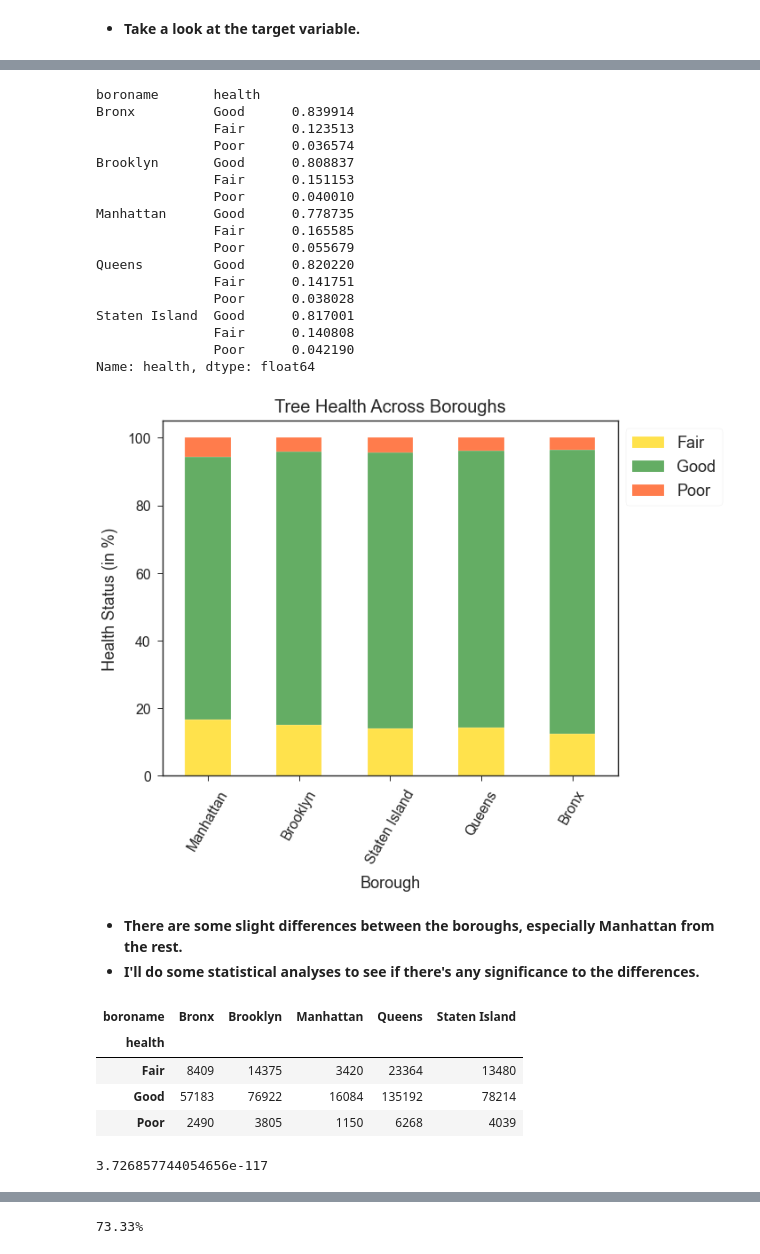
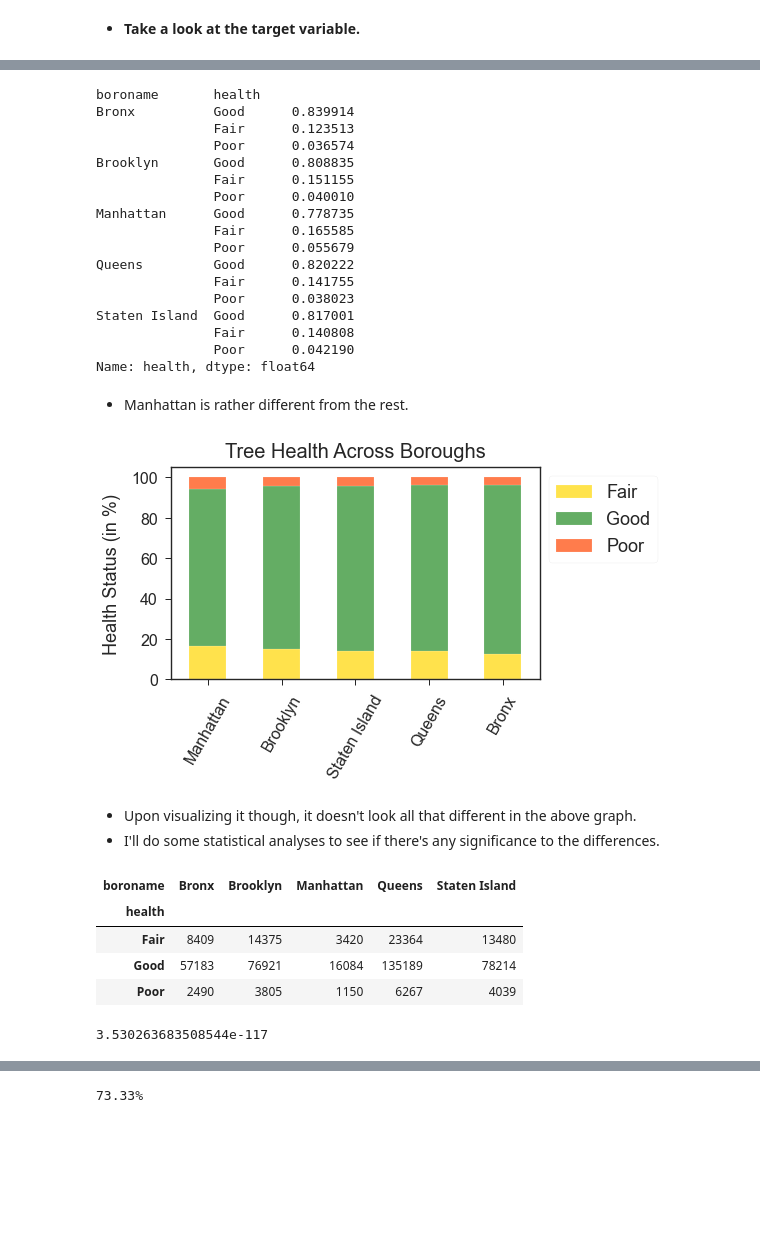
Before and after one commit to p-szymo/nyc_trees, a Jupyter notebook: eda_modeling_evaluation.ipynb, the cells around one changed output, grey strips where cells are left out. Saved outputs shown, nothing was run; the diff lists cells and outputs as text; code cells hidden in the pictures; blank space fills up the shorter version.

Commit message:
add graphs and variable descriptions, fix function, standardize and re-run notebook

```diff
--- a/eda_modeling_evaluation.ipynb
+++ b/eda_modeling_evaluation.ipynb
@@ -225,6 +348,9 @@ trees = trees.merge(block_counts.to_frame(),
                                 left_on='block_id',
                                 right_index=True)
 
+# index gets unsorted in the process, so sort it here
+trees.sort_index(inplace=True)
+
 # see if it matches list above
-trees.block_count.unique()
+sorted(trees.block_count.unique(), reverse=True)
 # %% [output]
@@ -296,0 +426,7 @@ Name: user_type, dtype: int64
+# %%
+# create geodataframe with necessary columns
+trees_gdf = gpd.GeoDataFrame(trees[['health', 'latitude', 'longitude']],
+                             geometry=gpd.points_from_xy(trees.longitude, trees.latitude))
+
+# look at the first five rows
+trees_gdf.head()
@@ -296,0 +442,8 @@ Name: user_type, dtype: int64
+# %%
+%%time
+
+# find closest tree and return a pandas series with a new distance column
+closest_trees = nearest_neighbor(trees_gdf, 'neighbor_dist')
+
+# look at the first five rows
+closest_trees.head()
@@ -296,0 +461,3 @@ Name: user_type, dtype: int64
+# %%
+trees = trees.merge(closest_trees, left_index=True, right_index=True)
+trees.head()
@@ -469,43 +683,45 @@ boroname       health
 Bronx          Good      0.839914
                Fair      0.123513
                Poor      0.036574
-Brooklyn       Good      0.808837
-               Fair      0.151153
+Brooklyn       Good      0.808835
+               Fair      0.151155
                Poor      0.040010
 Manhattan      Good      0.778735
                Fair      0.165585
                Poor      0.055679
-Queens         Good      0.820220
-               Fair      0.141751
-               Poor      0.038028
+Queens         Good      0.820222
+               Fair      0.141755
+               Poor      0.038023
 Staten Island  Good      0.817001
                Fair      0.140808
                Poor      0.042190
 Name: health, dtype: float64
+# %% [markdown]
+- Manhattan is rather different from the rest.
 # %%
 # prepare data for stacked bar, sort by percentage of trees in good health
 boros = trees.groupby(['boroname']).health.value_counts(normalize=True).unstack().sort_values('Good')
 
 # plot stacked bar graph
-p1 = boros.plot(kind='bar', stacked=True, figsize=(10,8), color=['gold', 'forestgreen', 'orangered'], alpha=0.7)
+p1 = boros.plot(kind='bar', stacked=True, figsize=(8,5), color=['gold', 'forestgreen', 'orangered'], alpha=0.7)
 
 # prettify the graph
 p1.set_title('Tree Health Across Boroughs', fontsize=20, pad=10)
-p1.set_xlabel('Borough', fontsize=18, labelpad=10)
+p1.set_xlabel('', fontsize=18, labelpad=10)
 p1.set_xticklabels(p1.get_xticklabels(), fontsize=16, rotation=60)
 p1.set_ylabel('Health Status (in %)', fontsize=18, labelpad=10)
 p1.set_yticklabels([0, 20, 40, 60, 80, 100], fontsize=16)
 p1.legend(['Fair','Good', 'Poor'], bbox_to_anchor=(1,1), fontsize=18)
 
 # prepare to save and display
 plt.tight_layout()
-plt.savefig('charts/health_boro_barstack.png', bbox_inches='tight', transparent=True)
+plt.savefig('images/charts/health_boro_barstack.png', bbox_inches='tight', transparent=True)
 plt.show()
 # %% [output]
-[figure, old version]
+[figure, new version]
 # %% [markdown]
-- **There are some slight differences between the boroughs, especially Manhattan from the rest.**
-- **I'll do some statistical analyses to see if there's any significance to the differences.**
+- Upon visualizing it though, it doesn't look all that different in the above graph.
+- I'll do some statistical analyses to see if there's any significance to the differences.
 # %%
 # create a frequency table
 df_boro_health = pd.crosstab(trees.health, trees.boroname)
@@ -514,8 +730,8 @@ df_boro_health
 | boroname | Bronx | Brooklyn | Manhattan | Queens | Staten Island |
 | health |  |  |  |  |  |
 | Fair | 8409 | 14375 | 3420 | 23364 | 13480 |
-| Good | 57183 | 76922 | 16084 | 135192 | 78214 |
-| Poor | 2490 | 3805 | 1150 | 6268 | 4039 |
+| Good | 57183 | 76921 | 16084 | 135189 | 78214 |
+| Poor | 2490 | 3805 | 1150 | 6267 | 4039 |
 # %%
 # returns 𝜒2 value, p-value, degree of freedom and expected values
 stat, p, dof, expected = stats.chi2_contingency(df_boro_health)
@@ -523,7 +739,7 @@ stat, p, dof, expected = stats.chi2_contingency(df_boro_health)
 # p-value shows significance
 p
 # %% [output]
-3.726857744054656e-117
+3.530263683508544e-117
 # %%
 # create a table of standardized residuals; anything over +/-1.96 shows significance
 table = sm.stats.Table(df_boro_health)
```
Also changed, not shown: parts of 196 cells of this notebook, 5 other files.
